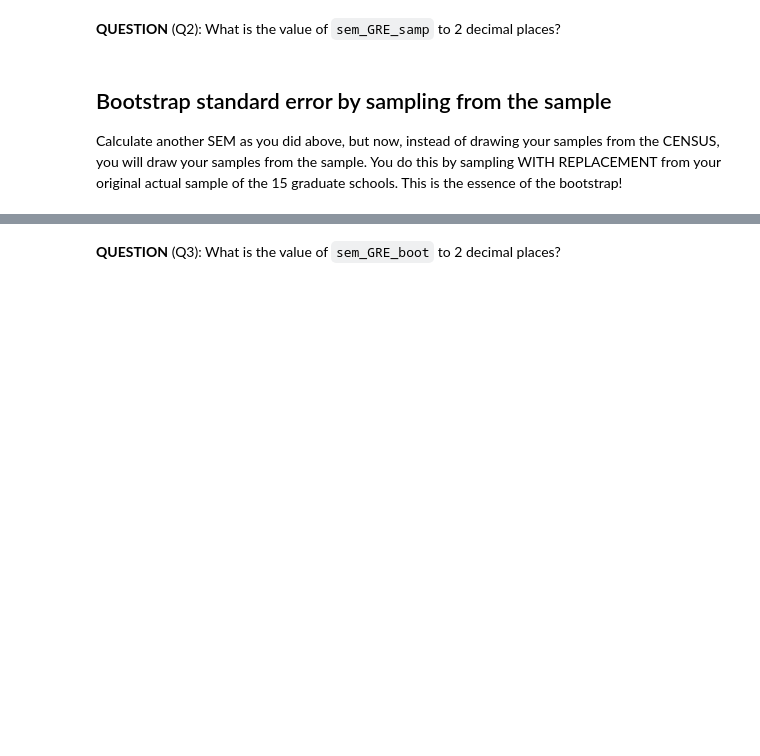
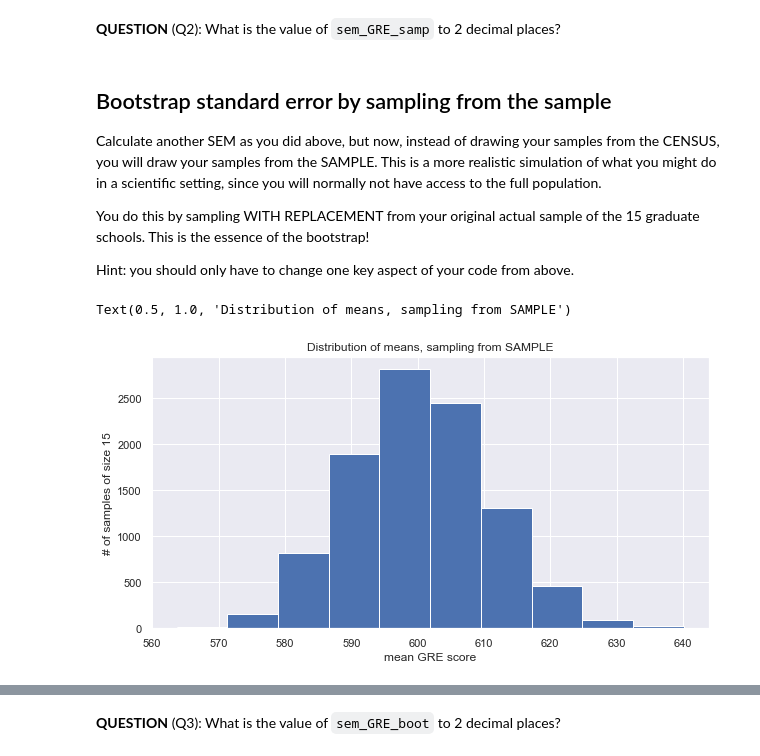
Before and after one commit to jonahpearl/TAD_python, a Jupyter notebook: notebooks/TAD_Week2_etBootStrapIntro_Student.ipynb, the cells around one changed output, grey strips where cells are left out. Drawn from its saved outputs; the diff is of its cells as text; code cells hidden in the pictures; blank space fills up the shorter version.

```diff
--- a/notebooks/TAD_Week2_etBootStrapIntro_Student.ipynb
+++ b/notebooks/TAD_Week2_etBootStrapIntro_Student.ipynb
@@ -154,30 +197,28 @@ sem_GRE_samp
 # %% [markdown]
 ## Bootstrap standard error by sampling from the sample
 
-Calculate another SEM as you did above, but now, instead of drawing your samples from the CENSUS, you will draw your samples from the sample.
+Calculate another SEM as you did above, but now, instead of drawing your samples from the CENSUS, you will draw your samples from the SAMPLE. This is a more realistic simulation of what you might do in a scientific setting, since you will normally not have access to the full population.
+
 You do this by sampling WITH REPLACEMENT from your original actual sample of the 15 graduate schools. This is the essence of the bootstrap!
+
+Hint: you should only have to change one key aspect of your code from above.
 # %%
-all_means_bootstrap = pd.Series(np.zeros(n_boot,))
+all_means_bootstrap = np.zeros(n_boot,)
 
 np.random.seed(123)
 for k in range(n_boot):
 
     # TODO: sample with replacement from the sample and get mean
     all_means_bootstrap[k] = ...
 
 # Visualize the sampling distribution of the mean
-fig, axes = plt.subplots(2, 1, figsize = (10, 7))
-bin_edges = np.histogram_bin_edges(all_means_bootstrap)
-
-sns.histplot(data = all_means, bins = bin_edges, ax = axes[0])
-axes[0].set(xlabel = 'mean GRE score', ylabel = '# of samples of size 15',
-       title = 'Distribution of means, sampling from census', ylim = [0, 3100]);
-
-sns.histplot(data = all_means_bootstrap, bins = bin_edges, ax = axes[1])
-axes[1].set(xlabel = 'mean GRE score', ylabel = '# of samples of size 15',
-       title = 'Distribution of means, re-sampling from the sample', ylim = [0, 3100]);
-
-plt.tight_layout()
+plt.hist(all_means_bootstrap, bins = 10)
+plt.xlabel('mean GRE score')
+plt.ylabel('# of samples of size 15')
+plt.title('Distribution of means, sampling from SAMPLE')
+# %% [output]
+Text(0.5, 1.0, 'Distribution of means, sampling from SAMPLE')
+[figure, added]
 # %%
 # TODO: calculate the standard error of the mean from the bootstrap
 #      sampling distribution of the means
```
Also changed, not shown: parts of 48 cells of this notebook.
